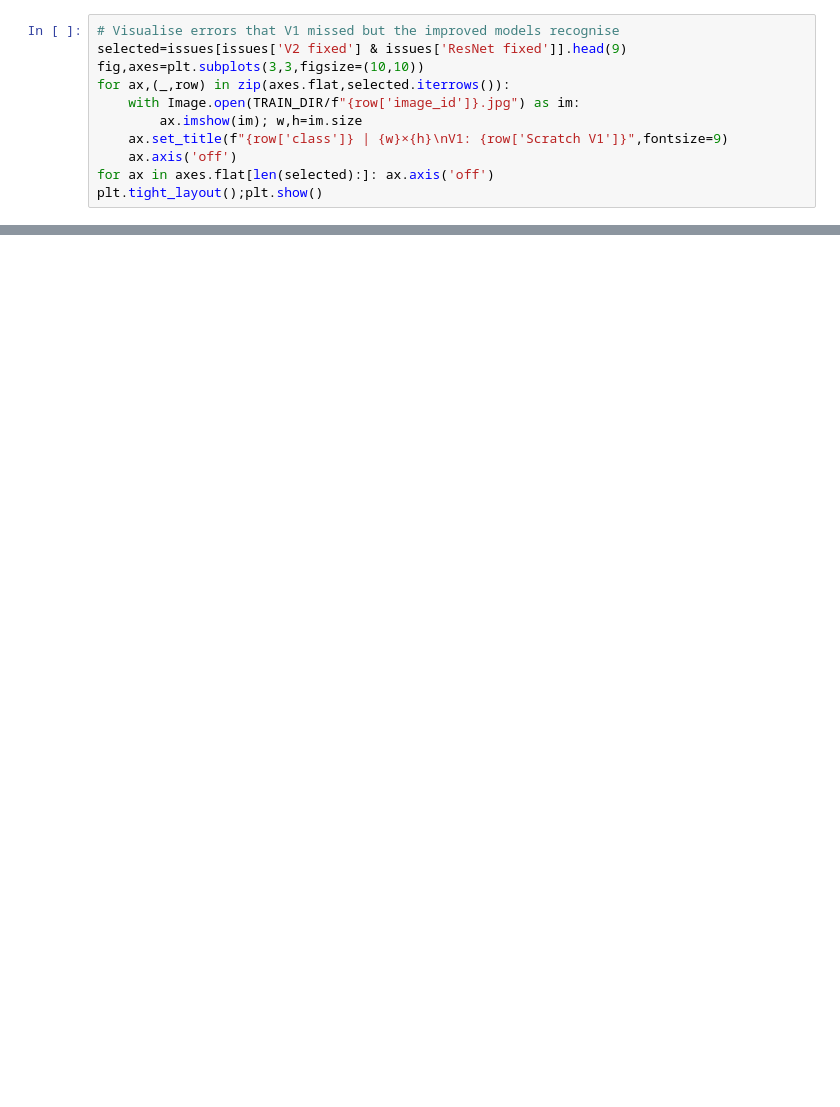
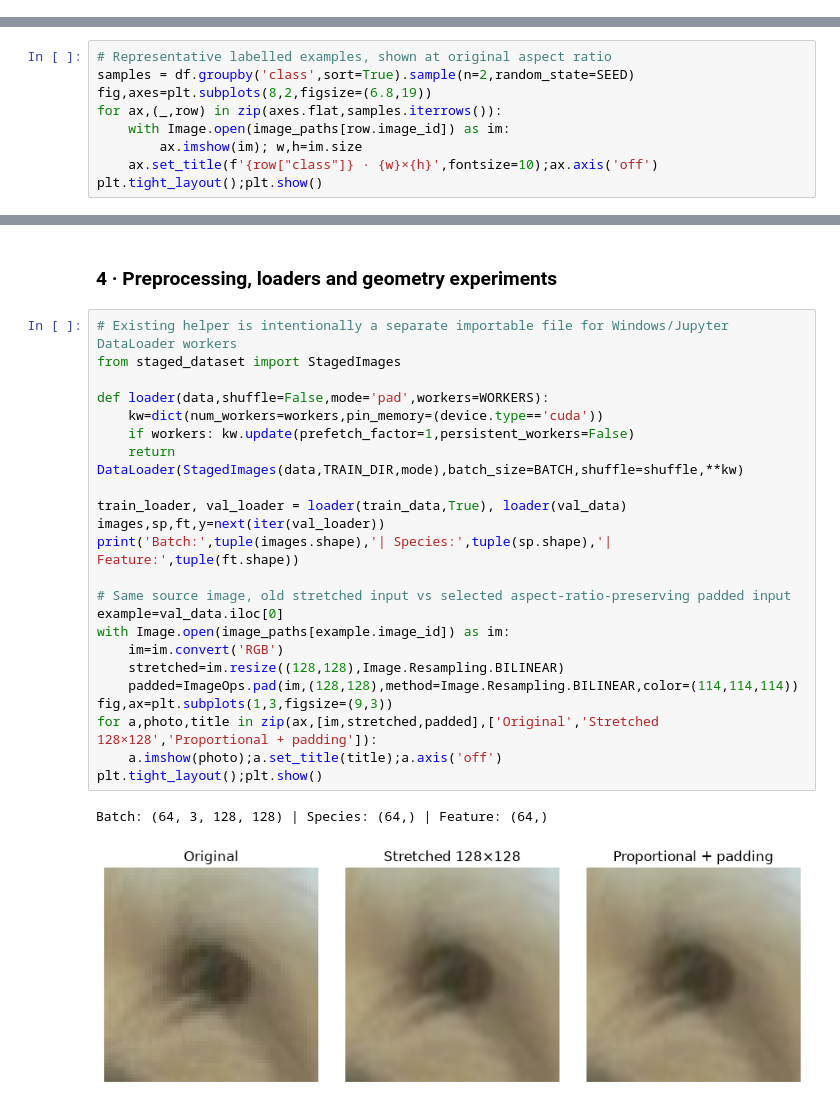
Before and after one commit to Mech-Onics/Kaggle, a Jupyter notebook: deep_learning.ipynb, the cells around one changed output, grey strips where cells are left out. Drawn from its saved outputs; the diff is of its cells as text; blank space fills up the shorter version.

```diff
--- a/deep_learning.ipynb
+++ b/deep_learning.ipynb
@@ -449,11 +0,0 @@ Samples per bin: {'<32': 797, '32–63': 3913, '64–127': 4905, '128–223': 20
-# %%
-# Visualise errors that V1 missed but the improved models recognise
-selected=issues[issues['V2 fixed'] & issues['ResNet fixed']].head(9)
-fig,axes=plt.subplots(3,3,figsize=(10,10))
-for ax,(_,row) in zip(axes.flat,selected.iterrows()):
-    with Image.open(TRAIN_DIR/f"{row['image_id']}.jpg") as im:
-        ax.imshow(im); w,h=im.size
-    ax.set_title(f"{row['class']} | {w}×{h}\nV1: {row['Scratch V1']}",fontsize=9)
-    ax.axis('off')
-for ax in axes.flat[len(selected):]: ax.axis('off')
-plt.tight_layout();plt.show()
@@ -568,0 +114,9 @@ if CHECK_EXACT_DUPLICATES:
+# %%
+# Representative labelled examples, shown at original aspect ratio
+samples = df.groupby('class',sort=True).sample(n=2,random_state=SEED)
+fig,axes=plt.subplots(8,2,figsize=(6.8,19))
+for ax,(_,row) in zip(axes.flat,samples.iterrows()):
+    with Image.open(image_paths[row.image_id]) as im:
+        ax.imshow(im); w,h=im.size
+    ax.set_title(f'{row["class"]} · {w}×{h}',fontsize=10);ax.axis('off')
+plt.tight_layout();plt.show()
@@ -568,0 +178,28 @@ if CHECK_EXACT_DUPLICATES:
+# %% [markdown]
+### 4 · Preprocessing, loaders and geometry experiments
+# %%
+# Existing helper is intentionally a separate importable file for Windows/Jupyter DataLoader workers
+from staged_dataset import StagedImages
+
+def loader(data,shuffle=False,mode='pad',workers=WORKERS):
+    kw=dict(num_workers=workers,pin_memory=(device.type=='cuda'))
+    if workers: kw.update(prefetch_factor=1,persistent_workers=False)
+    return DataLoader(StagedImages(data,TRAIN_DIR,mode),batch_size=BATCH,shuffle=shuffle,**kw)
+
+train_loader, val_loader = loader(train_data,True), loader(val_data)
+images,sp,ft,y=next(iter(val_loader))
+print('Batch:',tuple(images.shape),'| Species:',tuple(sp.shape),'| Feature:',tuple(ft.shape))
+
+# Same source image, old stretched input vs selected aspect-ratio-preserving padded input
+example=val_data.iloc[0]
+with Image.open(image_paths[example.image_id]) as im:
+    im=im.convert('RGB')
+    stretched=im.resize((128,128),Image.Resampling.BILINEAR)
+    padded=ImageOps.pad(im,(128,128),method=Image.Resampling.BILINEAR,color=(114,114,114))
+fig,ax=plt.subplots(1,3,figsize=(9,3))
+for a,photo,title in zip(ax,[im,stretched,padded],['Original','Stretched 128×128','Proportional + padding']):
+    a.imshow(photo);a.set_title(title);a.axis('off')
+plt.tight_layout();plt.show()
+# %% [output]
+Batch: (64, 3, 128, 128) | Species: (64,) | Feature: (64,)
+[figure, added]
```
Also changed, not shown: parts of 58 cells of this notebook, 5 other files.
